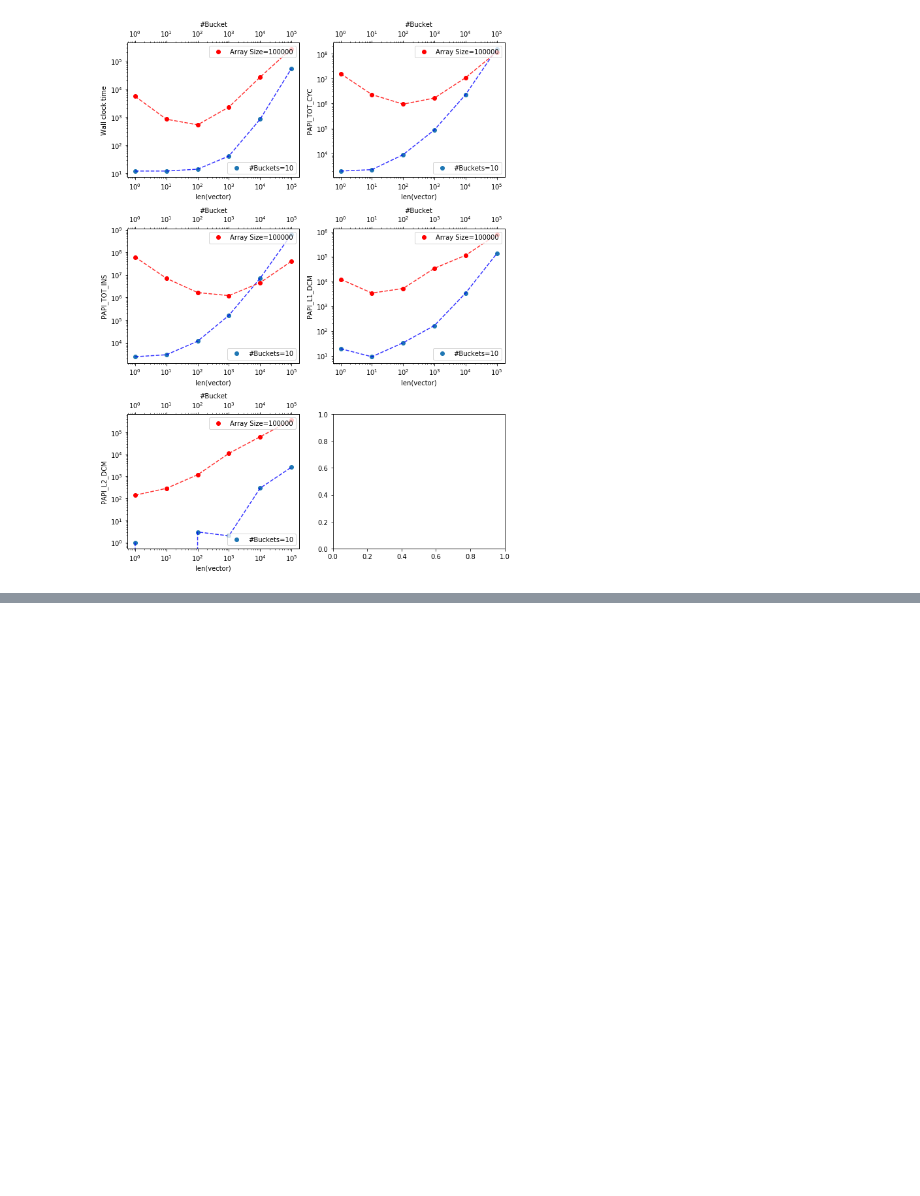
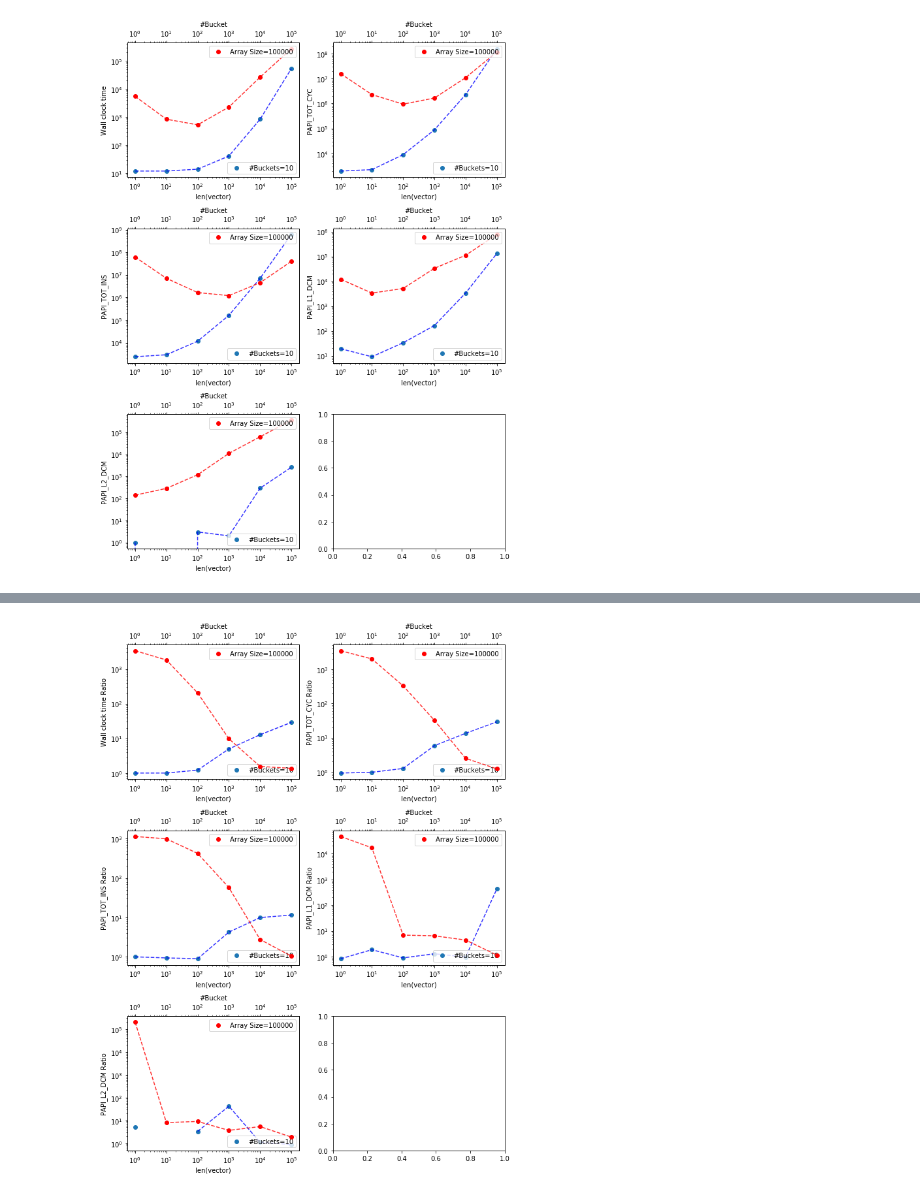
Before and after one commit to mcpeixoto/Parallel-Computing-Project, a Jupyter notebook: graficos2.ipynb, the cells around one changed output, grey strips where cells are left out. Drawn from its saved outputs; the diff is of its cells as text; code cells hidden in the pictures; blank space fills up the shorter version.

Commit message:
ratio quicksort

```diff
--- a/graficos2.ipynb
+++ b/graficos2.ipynb
@@ -12,8 +12,7 @@ warnings.filterwarnings("ignore")
 # %%
 def plot_papi_data(data1, data2, name, num_cols=2, interpolation=False, log_scale=True):
        # Inherent to papi data
-       columns_to_plot = ['Wall clock time', 'PAPI_TOT_CYC', 'PAPI_TOT_INS', 'PAPI_L1_DCM',
-              'PAPI_L2_DCM']
+       columns_to_plot = data1.columns[1:]
 
        # Plot stuff
        num_rows = int(np.ceil((len(columns_to_plot) - 1) / num_cols))+1
@@ -26,7 +25,10 @@ def plot_papi_data(data1, data2, name, num_cols=2, interpolation=False, log_scal
               i +=1
 
               # Load data
-              data = pd.read_csv(data1, sep='\t')
+              if type(data1) == str:
+                     data = pd.read_csv(data1, sep='\t')
+              else:
+                     data = data1
 
               # Get atributes
               x_axis = data.columns[0]
@@ -61,8 +63,11 @@ def plot_papi_data(data1, data2, name, num_cols=2, interpolation=False, log_scal
               # Twin the axis
               ax2 = ax.twiny()
 
-              # Load the second data
-              data = pd.read_csv(data2, sep='\t')
+              # Load data
+              if type(data2) == str:
+                     data = pd.read_csv(data2, sep='\t')
+              else:
+                     data = data2
 
               # Get atributes
               x_axis = data.columns[0]
@@ -124,0 +132,20 @@ interpolation=True, log_scale=True)
+# %%
+
+# Data 1 vai ser o base a dividir pelo quicksort
+data1 = pd.read_csv('data/sequential_PAPI_fixed_num_buckets_10.txt', sep='\t') / pd.read_csv('data/sequential_PAPI_QUICKSORT_fixed_num_buckets_10.txt', sep='\t')
+
+# Colocar o index direito
+x_axis = data1.columns[0]
+data1[x_axis] = pd.read_csv('data/sequential_PAPI_fixed_num_buckets_10.txt', sep='\t')
+
+data1.columns = [x_axis] + [x+" Ratio" for x in data1.columns if x is not x_axis]
+# %%
+
+# Data 1 vai ser o base a dividir pelo quicksort
+data2 = pd.read_csv('data/sequential_PAPI_fixed_tam_buckets_10000.txt', sep='\t') / pd.read_csv('data/sequential_PAPI_QUICKSORT_fixed_tam_buckets_10000.txt', sep='\t')
+
+# Colocar o index direito
+x_axis = data2.columns[0]
+data2[x_axis] = pd.read_csv('data/sequential_PAPI_fixed_tam_buckets_10000.txt', sep='\t')
+
+data2.columns = [x_axis] + [x+" Ratio" for x in data2.columns if x is not x_axis]
@@ -124,0 +172,5 @@ interpolation=True, log_scale=True)
+# %%
+plot_papi_data(data1, data2, name='PAPI_PERFORMANCE_BASE_QUICKSORT.png',
+interpolation=True, log_scale=True)
+# %% [output]
+[figure, added]
```
Also changed, not shown: parts of 3 cells of this notebook.
